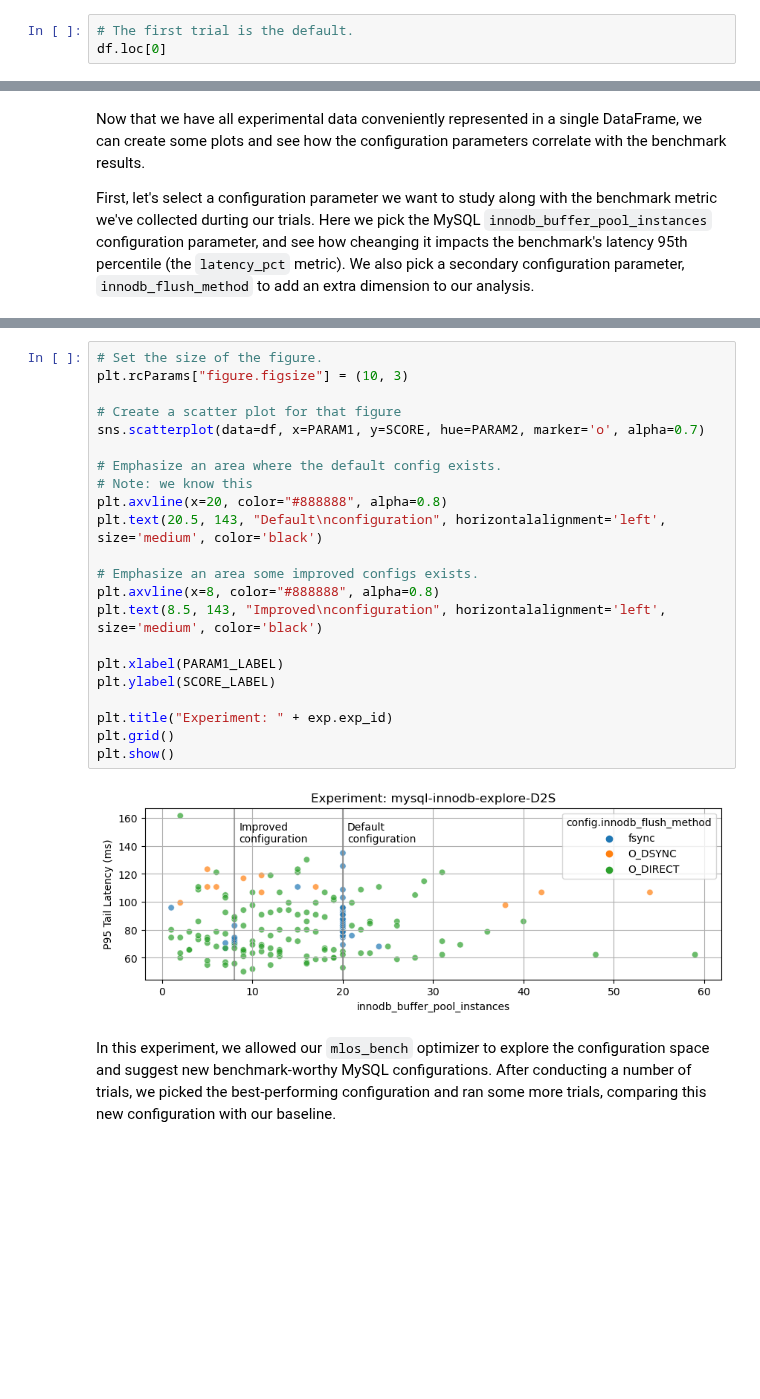
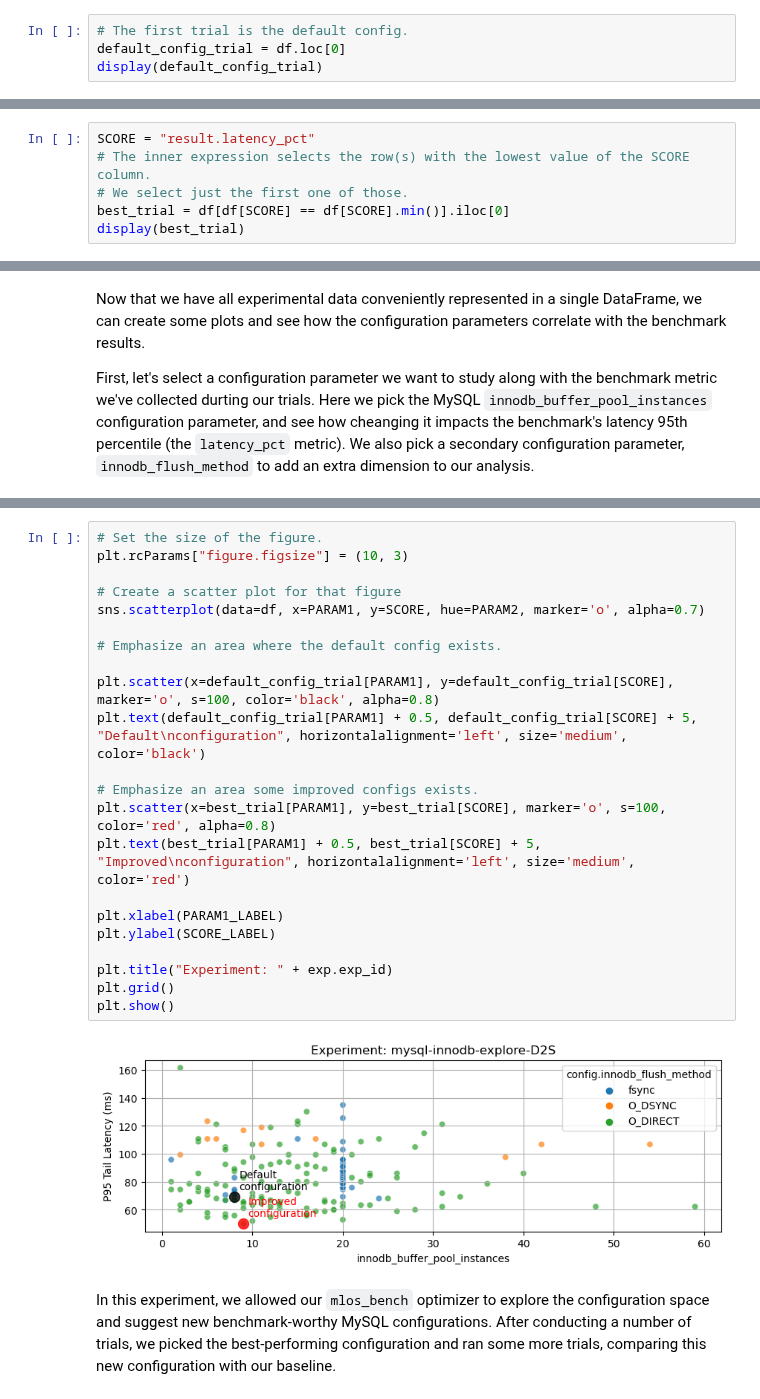
Before and after one commit to Microsoft-CISL/sqlite-autotuning, a Jupyter notebook: mlos_demo_mysql.ipynb, the cells around one changed output, grey strips where cells are left out. Drawn from its saved outputs; the diff is of its cells as text; blank space fills up the shorter version.

```diff
--- a/mlos_demo_mysql.ipynb
+++ b/mlos_demo_mysql.ipynb
@@ -78,8 +78,9 @@ df.head()
 # %% [markdown]
 Each record of the DataFrame has the information about the trial, e.g., its timestamp and status, along with the configuration parameters (columns prefixed with `config.`) and the benchmark results (columns prefixed with `result.`). Let's look at the first record to see all these fields.
 # %%
-# The first trial is the default.
-df.loc[0]
+# The first trial is the default config.
+default_config_trial = df.loc[0]
+display(default_config_trial)
 # %% [output]
 trial_id                                                 1
 ts_start                               2023-07-20 20:18:30
@@ -100,0 +104,6 @@ Name: 0, dtype: object
+# %%
+SCORE = "result.latency_pct"
+# The inner expression selects the row(s) with the lowest value of the SCORE column.
+# We select just the first one of those.
+best_trial = df[df[SCORE] == df[SCORE].min()].iloc[0]
+display(best_trial)
@@ -125,27 +152,27 @@ PARAM2 = "config.innodb_flush_method"
 # %%
 # Set the size of the figure.
 plt.rcParams["figure.figsize"] = (10, 3)
 
 # Create a scatter plot for that figure
 sns.scatterplot(data=df, x=PARAM1, y=SCORE, hue=PARAM2, marker='o', alpha=0.7)
 
 # Emphasize an area where the default config exists.
-# Note: we know this
-plt.axvline(x=20, color="#888888", alpha=0.8)
-plt.text(20.5, 143, "Default\nconfiguration", horizontalalignment='left', size='medium', color='black')
+
+plt.scatter(x=default_config_trial[PARAM1], y=default_config_trial[SCORE], marker='o', s=100, color='black', alpha=0.8)
+plt.text(default_config_trial[PARAM1] + 0.5, default_config_trial[SCORE] + 5, "Default\nconfiguration", horizontalalignment='left', size='medium', color='black')
 
 # Emphasize an area some improved configs exists.
-plt.axvline(x=8, color="#888888", alpha=0.8)
-plt.text(8.5, 143, "Improved\nconfiguration", horizontalalignment='left', size='medium', color='black')
+plt.scatter(x=best_trial[PARAM1], y=best_trial[SCORE], marker='o', s=100, color='red', alpha=0.8)
+plt.text(best_trial[PARAM1] + 0.5, best_trial[SCORE] + 5, "Improved\nconfiguration", horizontalalignment='left', size='medium', color='red')
 
 plt.xlabel(PARAM1_LABEL)
 plt.ylabel(SCORE_LABEL)
 
 plt.title("Experiment: " + exp.exp_id)
 plt.grid()
 plt.show()
 # %% [output]
-[figure, old version]
+[figure, new version]
 # %% [markdown]
 In this experiment, we allowed our `mlos_bench` optimizer to explore the configuration space and suggest new benchmark-worthy MySQL configurations. After conducting a number of trials, we picked the best-performing configuration and ran some more trials, comparing this new configuration with our baseline.
 # %% [markdown]
```
Also changed, not shown: parts of 5 cells of this notebook.
